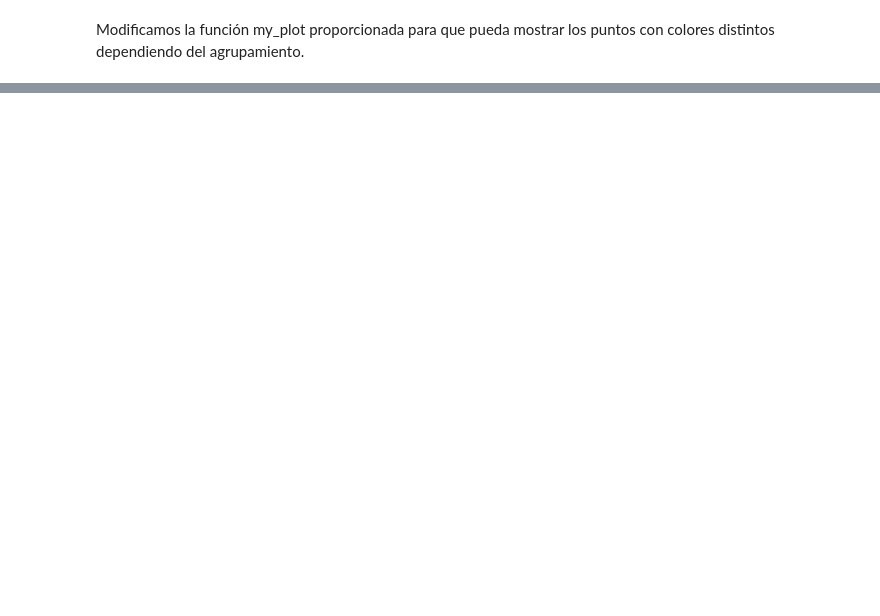
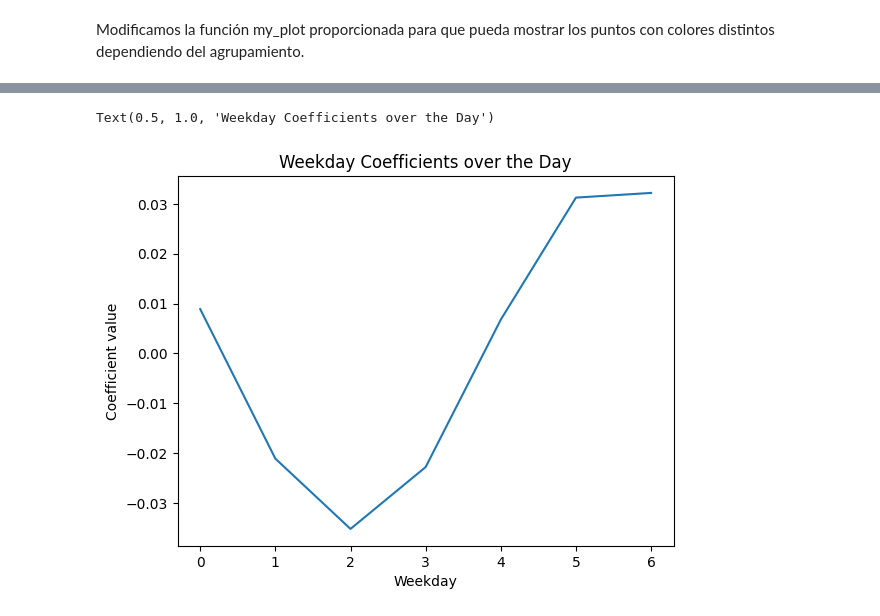
Before and after one commit to JMSaavedraA/Python, a Jupyter notebook: Patrones/Proyecto/proyecto.ipynb, the cells around one changed output, grey strips where cells are left out. Cells and saved outputs as stored; diff of their text form; code cells hidden in the pictures; blank space fills up the shorter version.

```diff
--- a/Patrones/Proyecto/proyecto.ipynb
+++ b/Patrones/Proyecto/proyecto.ipynb
@@ -156,0 +361,17 @@ myplot(pca_data[:,0:2], np.transpose(pca.components_[0:2, :]), var_labels = est_
+# %%
+Day_coefficients = np.array(linear_result.params[['Weekday_sin', 'Weekday_cos']])
+
+days = np.arange(7)
+r = np.pi * 2 / 7
+
+Days = np.column_stack((np.sin(r * days), np.cos(r * days)))
+
+day_coeff = Days @ Day_coefficients
+# %%
+plt.plot(days, day_coeff)
+plt.xlabel('Weekday')
+plt.ylabel('Coefficient value')
+plt.title('Weekday Coefficients over the Day')
+# %% [output]
+Text(0.5, 1.0, 'Weekday Coefficients over the Day')
+[figure, added]
```
Also changed, not shown: parts of 27 cells of this notebook, 7 other files.
